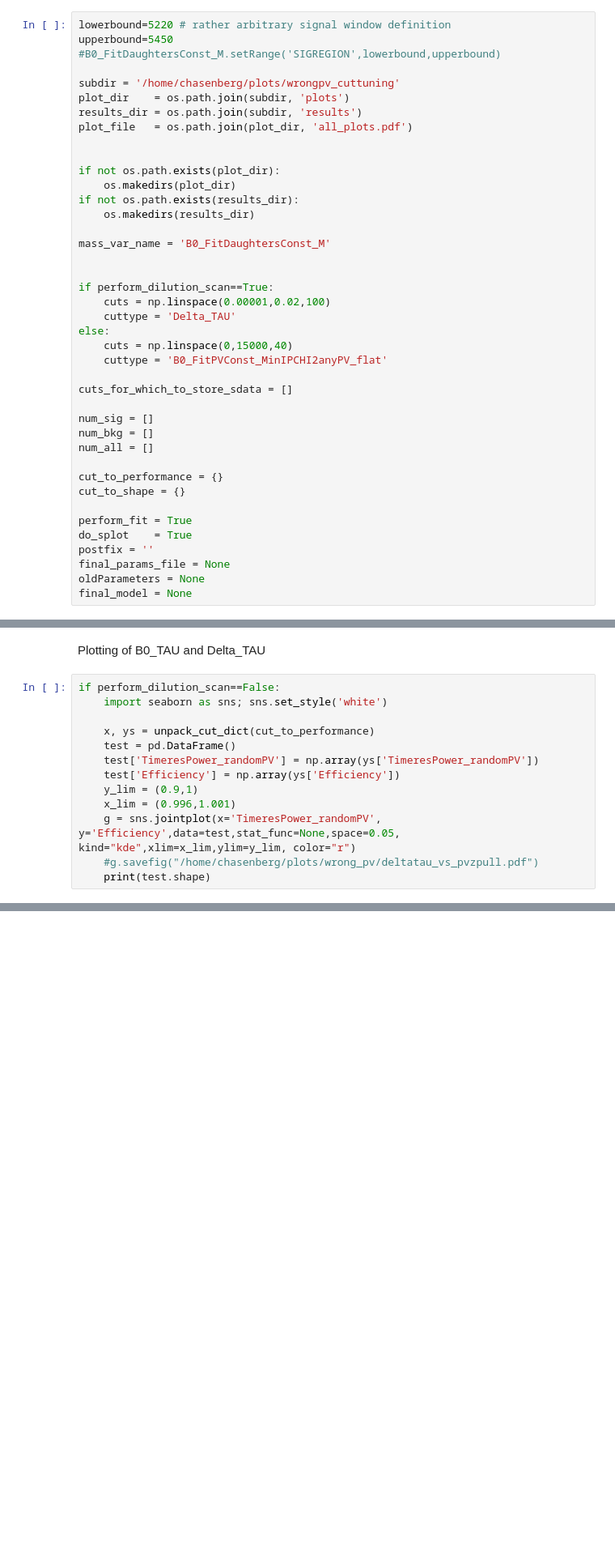
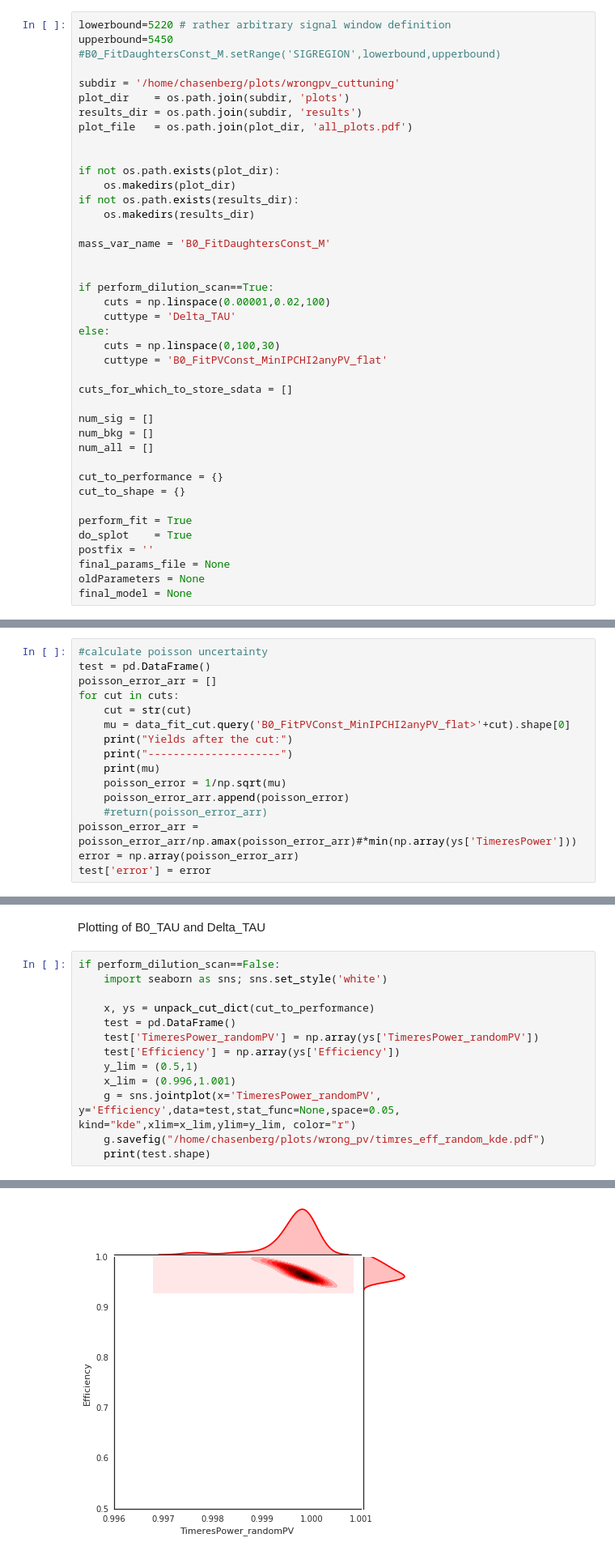
Before and after one commit to chasenberg/Masterthesis, a Jupyter notebook: notebooks/decaytime_studies/wrong_pv/Bd2JpsiKs_scandilution_randomsel_mc.ipynb, the cells around one changed output, grey strips where cells are left out. Shown at 81% size. Cells and saved outputs as stored; diff of their text form; blank space fills up the shorter version.

```diff
--- a/notebooks/decaytime_studies/wrong_pv/Bd2JpsiKs_scandilution_randomsel_mc.ipynb
+++ b/notebooks/decaytime_studies/wrong_pv/Bd2JpsiKs_scandilution_randomsel_mc.ipynb
@@ -120,7 +120,7 @@ if perform_dilution_scan==True:
     cuts = np.linspace(0.00001,0.02,100)
     cuttype = 'Delta_TAU'
 else:
-    cuts = np.linspace(0,15000,40)
+    cuts = np.linspace(0,100,30)
     cuttype = 'B0_FitPVConst_MinIPCHI2anyPV_flat'
 
 cuts_for_which_to_store_sdata = []
@@ -235,0 +265,16 @@ print(eff)
+# %%
+#calculate poisson uncertainty
+test = pd.DataFrame()
+poisson_error_arr = []
+for cut in cuts:
+    cut = str(cut)
+    mu = data_fit_cut.query('B0_FitPVConst_MinIPCHI2anyPV_flat>'+cut).shape[0]
+    print("Yields after the cut:")
+    print("---------------------")
+    print(mu)
+    poisson_error = 1/np.sqrt(mu)
+    poisson_error_arr.append(poisson_error)
+    #return(poisson_error_arr)
+poisson_error_arr = poisson_error_arr/np.amax(poisson_error_arr)#*min(np.array(ys['TimeresPower']))
+error = np.array(poisson_error_arr)
+test['error'] = error
@@ -444,8 +484,9 @@ if perform_dilution_scan==False:
     test = pd.DataFrame()
     test['TimeresPower_randomPV'] = np.array(ys['TimeresPower_randomPV'])
     test['Efficiency'] = np.array(ys['Efficiency'])
-    y_lim = (0.9,1)
+    y_lim = (0.5,1)
     x_lim = (0.996,1.001)
     g = sns.jointplot(x='TimeresPower_randomPV', y='Efficiency',data=test,stat_func=None,space=0.05, kind="kde",xlim=x_lim,ylim=y_lim, color="r")
-    #g.savefig("/home/chasenberg/plots/wrong_pv/deltatau_vs_pvzpull.pdf")
+    g.savefig("/home/chasenberg/plots/wrong_pv/timres_eff_random_kde.pdf")
     print(test.shape)
+# %% [output]
@@ -451,0 +494 @@ if perform_dilution_scan==False:
+[figure, added]
```
Also changed, not shown: parts of 20 cells of this notebook.
